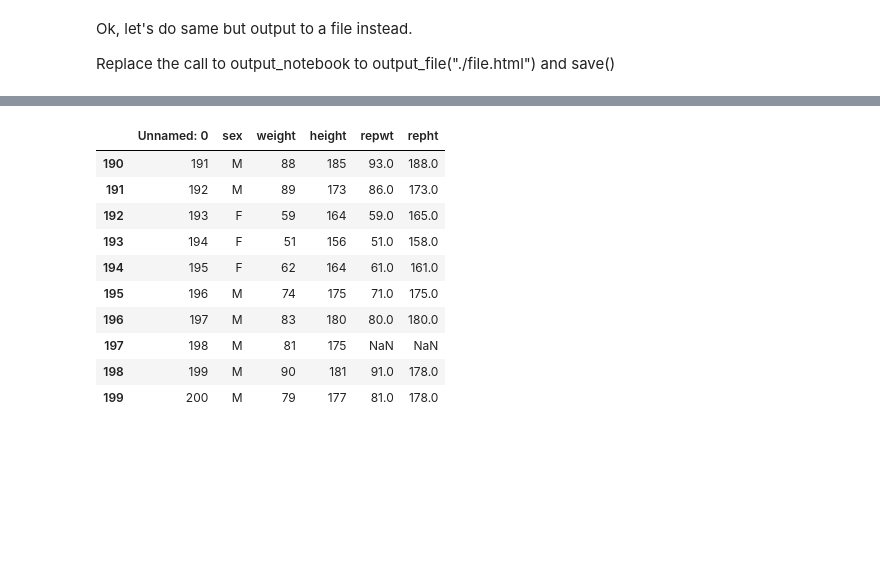
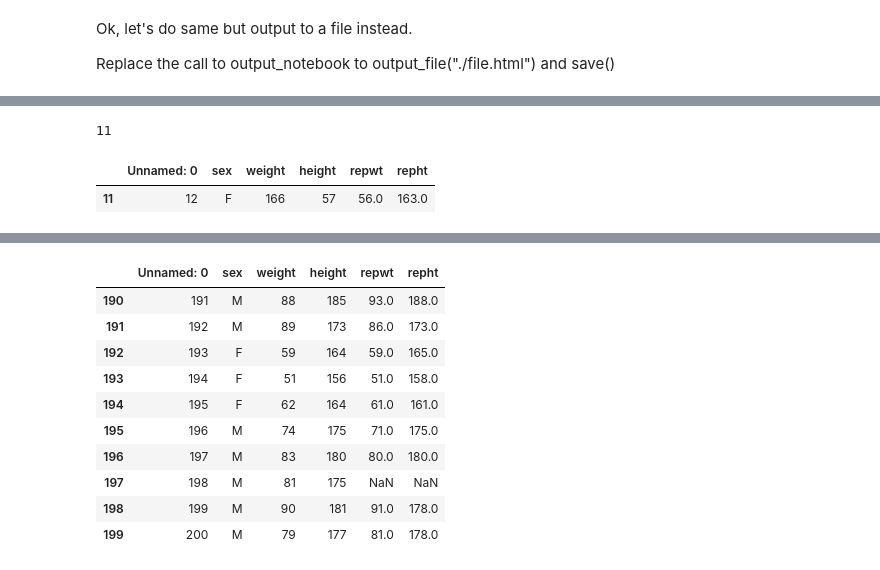
Before and after one commit to CSCfi/python-data, a Jupyter notebook: notebooks/Bokeh and Data Visualization.ipynb, the cells around one changed output, grey strips where cells are left out. Drawn from its saved outputs; the diff is of its cells as text; code cells hidden in the pictures; blank space fills up the shorter version.

```diff
--- a/notebooks/Bokeh and Data Visualization.ipynb
+++ b/notebooks/Bokeh and Data Visualization.ipynb
@@ -77,3 +77,13 @@ p1 = Scatter(df, x='weight', y='height', title="Heights and weights", color="sex
 show(p1)
 # %% [output]
 [interactive output not drawn]
+# %%
+df = df.dropna() # drop rows with NaN
+df["weight"].idxmax()
+# %% [output]
+11
+# %%
+df[11:12]
+# %% [output]
+|  | Unnamed: 0 | sex | weight | height | repwt | repht |
+| 11 | 12 | F | 166 | 57 | 56.0 | 163.0 |
```
Also changed, not shown: parts of 8 cells of this notebook, 4 other files.
